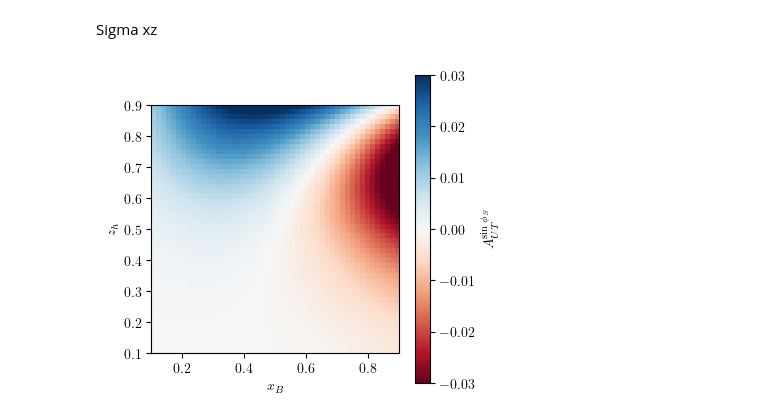
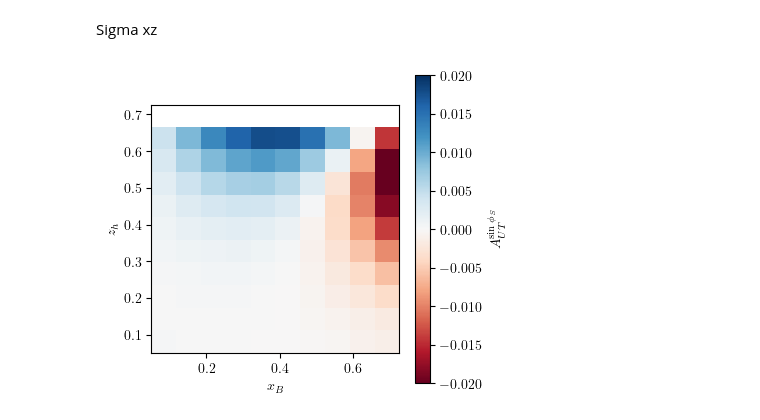
Before and after one commit to diegoscantam/sidis-NLO-twist3, a Jupyter notebook: code/plotC.ipynb, the cells around one changed output. Cells and saved outputs as stored; diff of their text form; code cells hidden in the pictures.

```diff
--- a/code/plotC.ipynb
+++ b/code/plotC.ipynb
@@ -28,10 +28,3 @@ mpl.rcParams.update({
 # %%
 mycmap=["teal","mediumaquamarine","chocolate","sandybrown","blueviolet","violet","seagreen","darkseagreen"]
 mycmap=["#003a7d","#008dff","#ff73b6","#c701ff","#4ecb8d","#ff9d3a","#f9e858","#d83034"]
-
-s = 52.77
-y = 0.469
-xB = 0.118
-zh = 0.379
-
-print(np.sqrt(s*y*xB))
@@ -40,9 +30,0 @@ print(np.sqrt(s*y*xB))
-# %%
-df = pd.read_csv('AUT_LO.txt',header=None,sep=' ', decimal = '.')
-xB = pd.read_csv('xB.txt',header=None,sep=' ', decimal = '.')
-zh = pd.read_csv('zh.txt',header=None,sep=' ', decimal = '.')
-#print(xB)
-#print(df)
-A_ofx_at_fized_z = df[4][:]
-
-A_ofz_at_fized_x = df[:][4]
@@ -99,39 +195,48 @@ plt.show()
 # %% [markdown]
 Sigma xz
 # %%
-df = pd.read_csv('AUT_LO.txt',header=None,sep=' ', decimal = '.')
+# set the colormap and centre the colorbar
+class MidpointNormalize(mpl.colors.Normalize):
+    """Normalise the colorbar."""
+    def __init__(self, vmin=None, vmax=None, midpoint=None, clip=False):
+        self.midpoint = midpoint
+        mpl.colors.Normalize.__init__(self, vmin, vmax, clip)
+
+    def __call__(self, value, clip=None):
+        x, y = [self.vmin, self.midpoint, self.vmax], [0, 0.5, 1]
+        return np.ma.masked_array(np.interp(value, x, y), np.isnan(value))
+
+df = pd.read_csv('AUT_LO_pp.txt',header=None,sep=' ', decimal = '.')
+df = df
 N=df.shape[0]
 
 
 sqrtS = 100 # GeV
 y=0.1
 
-df=df.loc[:, df.columns != N].T
 fs = 10
 save_fig = True
 cmap = mpl.cm.RdBu
 cmap2 = plt.get_cmap('tab20')
 w = 4
 h = 4
 fontsize = 13
 fig = plt.figure(figsize=(w,h))
 ax = fig.add_subplot()
-extent = [0.1,0.9,0.1,0.9]
-img = ax.imshow(df, extent=extent, cmap=cmap, interpolation='none',
-                origin='lower', vmin=-0.03, vmax=0.03)
-plt.colorbar(img,label = '$A_{UT}^{\\sin \\phi_S }$')
+extent = [xB.min(),xB.max(),zh.min(),zh.max()]
+img = ax.imshow(df.T, extent=extent, cmap=cmap, interpolation='none',
+                origin='lower' , norm = MidpointNormalize(-0.02,+0.02,0.))
+plt.colorbar(img,label = '$A_{UT}^{\\sin \\phi_S }$', norm='centered')
 plt.xlabel("$x_B$", fontsize = fs)
 plt.ylabel("$z_h$", fontsize = fs)
-plt.xlim(0.1,0.9)
-plt.ylim(0.1,0.9)
 plt.xticks(fontsize = fs)
 plt.yticks(fontsize = fs)
 info = '$\\sqrt{s}=' + str(sqrtS)+'$ GeV\n$y=' + str(y)+'$'
 
 #plt.text(0.05,0.83,info,fontsize=fs)
 #if(save == True):
 #        plt.savefig('./output/fig/dsigmadxdz.pdf', dpi=300, bbox_inches='tight')
 
 plt.show()
 # %% [output]
-[figure, old version]
+[figure, new version]
```
Also changed, not shown: parts of 10 cells of this notebook, 4 other files.
